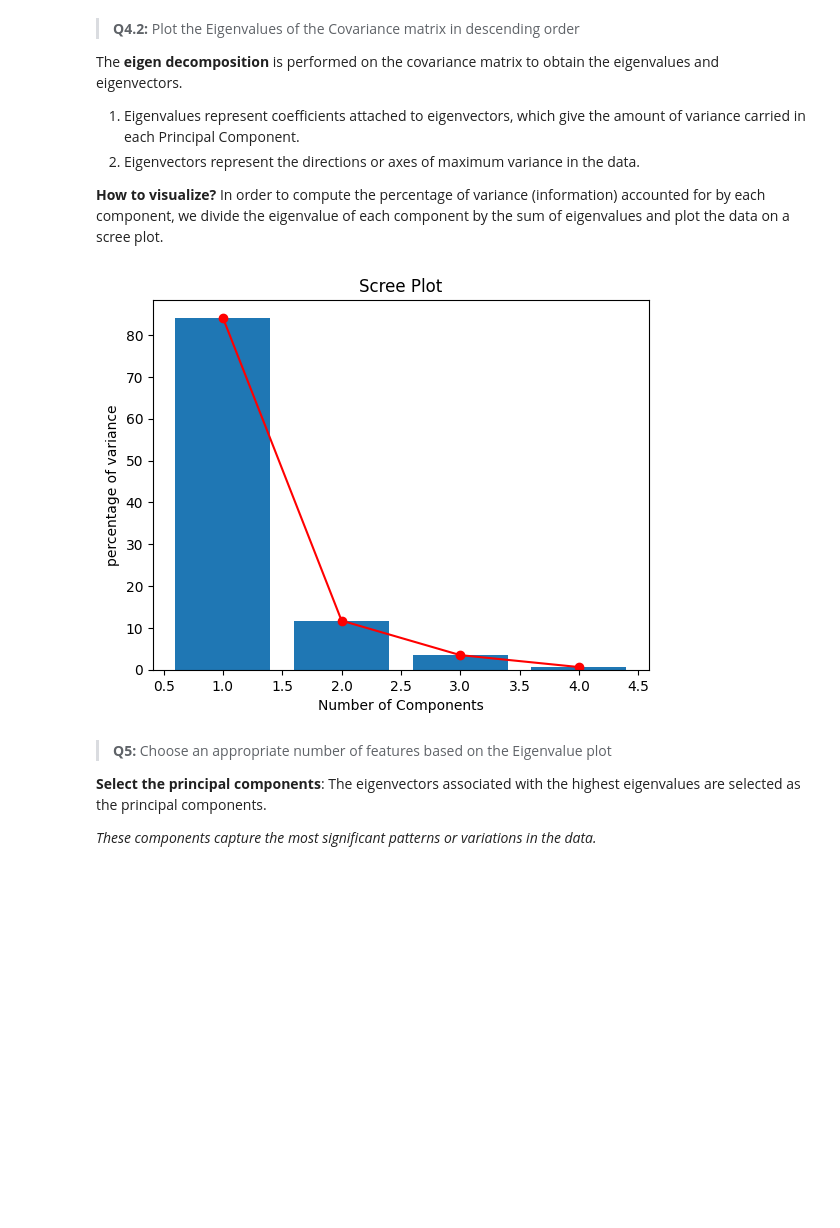
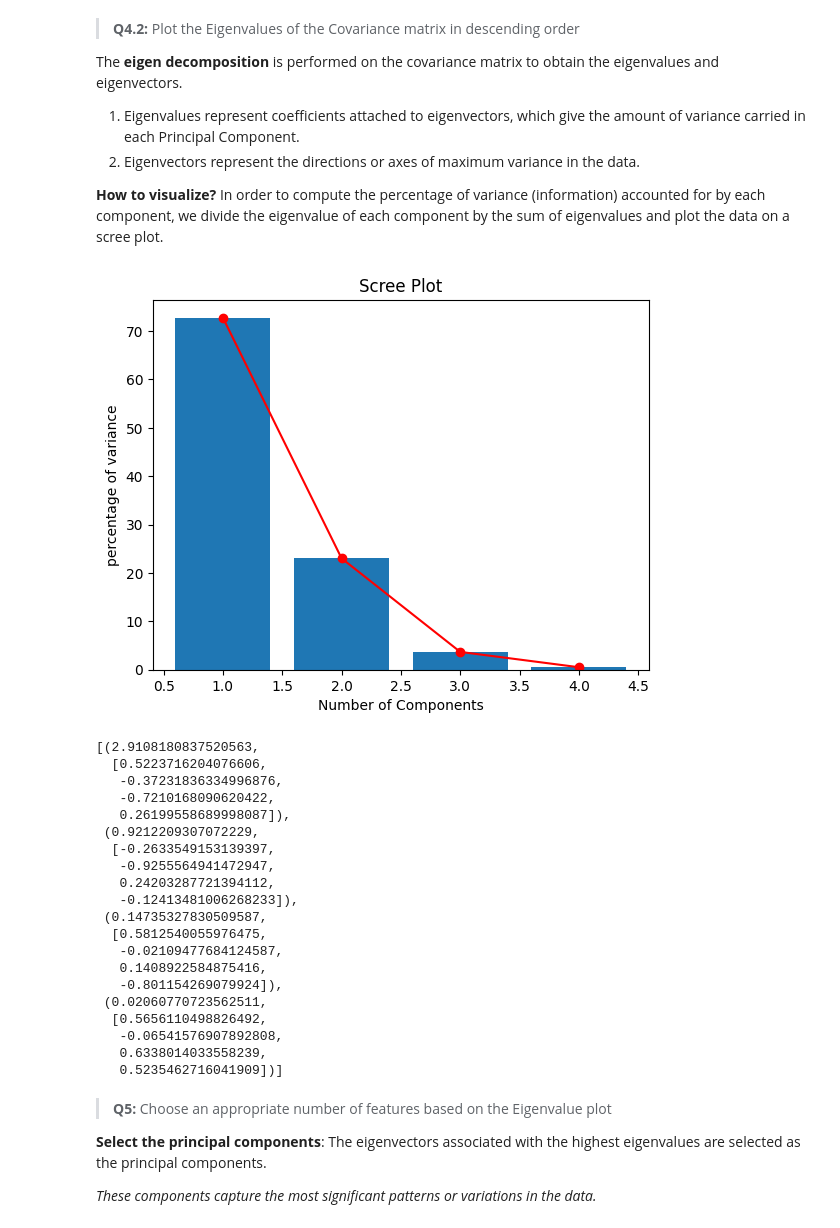
Before and after one commit to thisisel/pattern-recognition, a Jupyter notebook: mini_proj2/mini_proj2.ipynb, the cells around one changed output. Cells and saved outputs as stored; diff of their text form; code cells hidden in the pictures; blank space fills up the shorter version.

```diff
--- a/mini_proj2/mini_proj2.ipynb
+++ b/mini_proj2/mini_proj2.ipynb
@@ -147,7 +158,7 @@ def project(
 - If (+) then: the two variables increase or decrease together (correlated)
 - If (-) then: one increases when the other decreases (Inversely correlated)
 # %%
-cov_df = df_normalized[df.columns[:4]].cov()
+cov_df = pca.make_structs(df=df_normalized)
 print(cov_df)
 # %% [output]
               sepal_length  sepal_width  petal_length  petal_width
@@ -164,12 +175,31 @@ The **eigen decomposition** is performed on the covariance matrix to obtain the
 2.  Eigenvectors represent the directions or axes of maximum variance in the data.
 
 **How to visualize?** In order to compute the percentage of variance (information) accounted for by each component, we divide the eigenvalue of each component by the sum of eigenvalues and plot the data on a scree plot.
-# %%
-# Convert to NumPy array
-cov_arr = cov_df.values
-pca_sorted_eiglist_desc = eig_decomposition(mtrx=cov_arr)
-# %% [output]
-[figure, removed]
+# %%
+pca.eig_decomposition(mtrx=cov_df.values)
+pprint(pca.sorted_eiglist_desc)
+# %% [output]
+[figure, added]
+[(2.9108180837520563,
+  [0.5223716204076606,
+   -0.37231836334996876,
+   -0.7210168090620422,
+   0.26199558689998087]),
+ (0.9212209307072229,
+  [-0.2633549153139397,
+   -0.9255564941472947,
+   0.24203287721394112,
+   -0.12413481006268233]),
+ (0.14735327830509587,
+  [0.5812540055976475,
+   -0.02109477684124587,
+   0.1408922584875416,
+   -0.801154269079924]),
+ (0.02060770723562511,
+  [0.5656110498826492,
+   -0.06541576907892808,
+   0.6338014033558239,
+   0.5235462716041909])]
 # %% [markdown]
 > **Q5:** Choose an appropriate number of features based on the Eigenvalue plot
 
```
Also changed, not shown: parts of 31 cells of this notebook.
